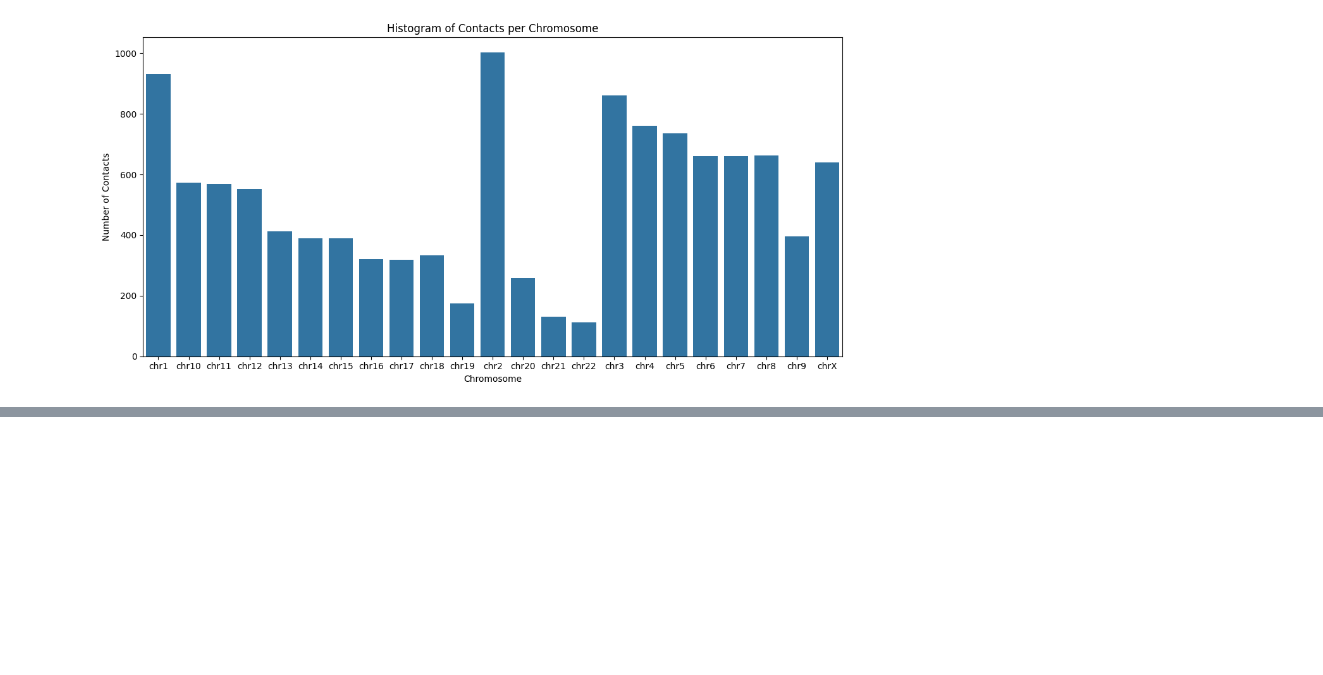
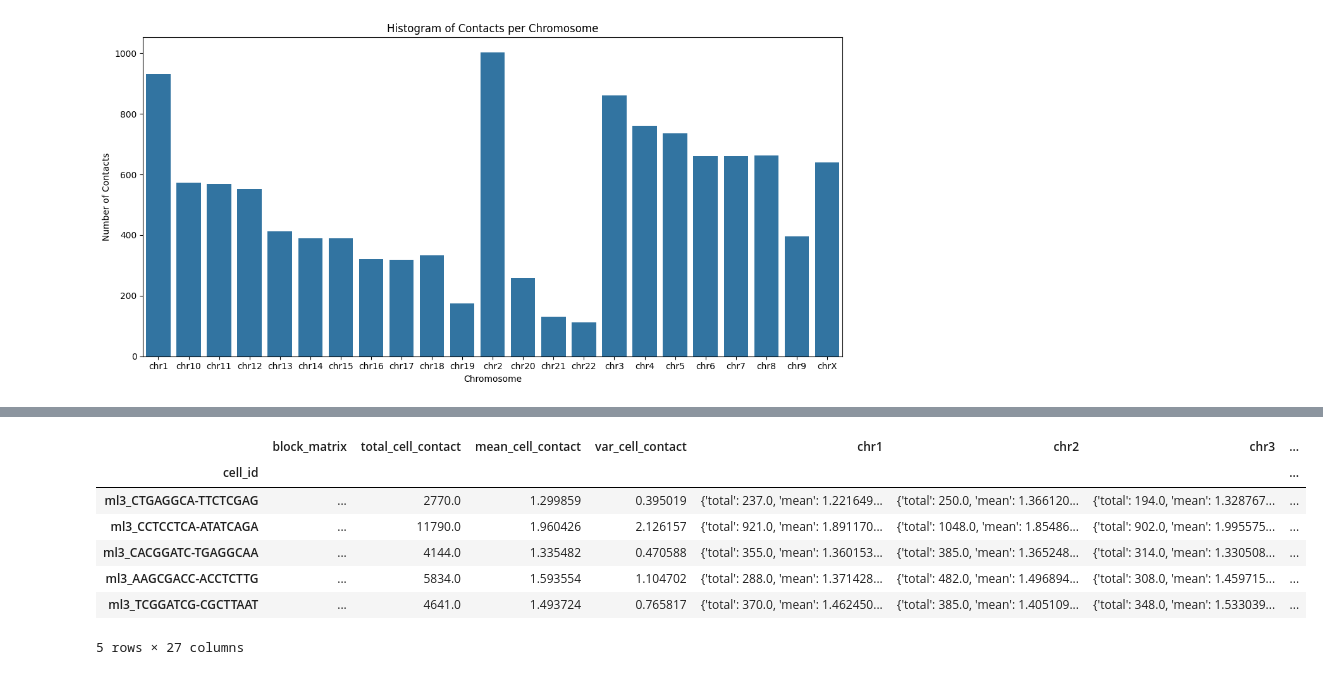
Before and after one commit to saladinshaurov/hic-cell-classification, a Jupyter notebook: notebooks/matrix-chromosome.ipynb, the cells around one changed output, grey strips where cells are left out. Saved outputs shown, nothing was run; the diff lists cells and outputs as text; code cells hidden in the pictures; blank space fills up the shorter version.

```diff
--- a/notebooks/matrix-chromosome.ipynb
+++ b/notebooks/matrix-chromosome.ipynb
@@ -256,0 +277,11 @@ k_562 = read_all_in_cell_type(folder_path='/Users/salah/Documents/chromosome-pre
+# %%
+gm_12878.head()
+# %% [output]
+|  | block_matrix | total_cell_contact | mean_cell_contact | var_cell_contact | chr1 | chr2 | chr3 | ... |
+| cell_id |  |  |  |  |  |  |  | ... |
+| ml3_CTGAGGCA-TTCTCGAG | ... | 2770.0 | 1.299859 | 0.395019 | {'total': 237.0, 'mean': 1.221649... | {'total': 250.0, 'mean': 1.366120... | {'total': 194.0, 'mean': 1.328767... | ... |
+| ml3_CCTCCTCA-ATATCAGA | ... | 11790.0 | 1.960426 | 2.126157 | {'total': 921.0, 'mean': 1.891170... | {'total': 1048.0, 'mean': 1.85486... | {'total': 902.0, 'mean': 1.995575... | ... |
+| ml3_CACGGATC-TGAGGCAA | ... | 4144.0 | 1.335482 | 0.470588 | {'total': 355.0, 'mean': 1.360153... | {'total': 385.0, 'mean': 1.365248... | {'total': 314.0, 'mean': 1.330508... | ... |
+| ml3_AAGCGACC-ACCTCTTG | ... | 5834.0 | 1.593554 | 1.104702 | {'total': 288.0, 'mean': 1.371428... | {'total': 482.0, 'mean': 1.496894... | {'total': 308.0, 'mean': 1.459715... | ... |
+| ml3_TCGGATCG-CGCTTAAT | ... | 4641.0 | 1.493724 | 0.765817 | {'total': 370.0, 'mean': 1.462450... | {'total': 385.0, 'mean': 1.405109... | {'total': 348.0, 'mean': 1.533039... | ... |
+5 rows × 27 columns
```
Also changed, not shown: parts of 11 cells of this notebook.
